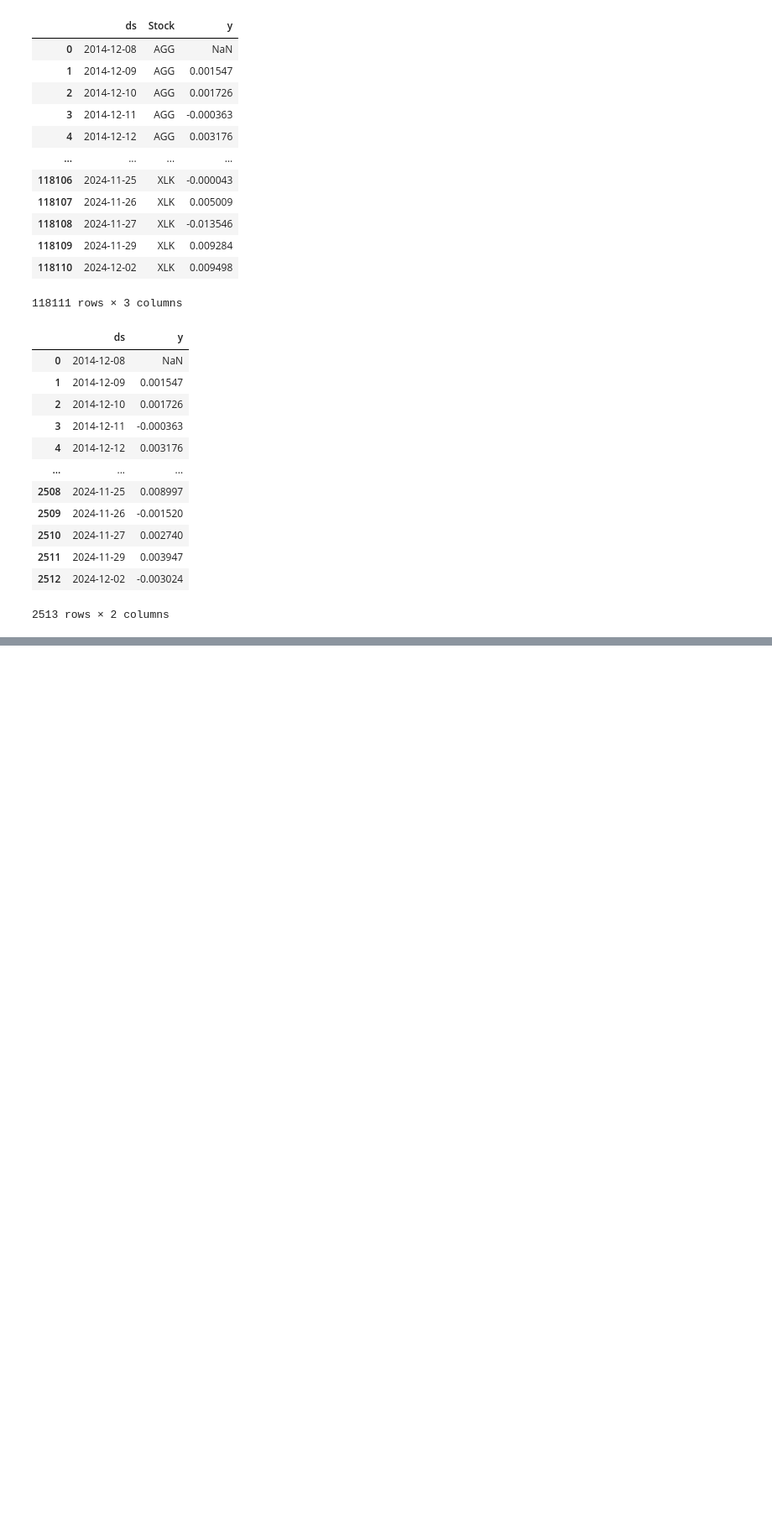
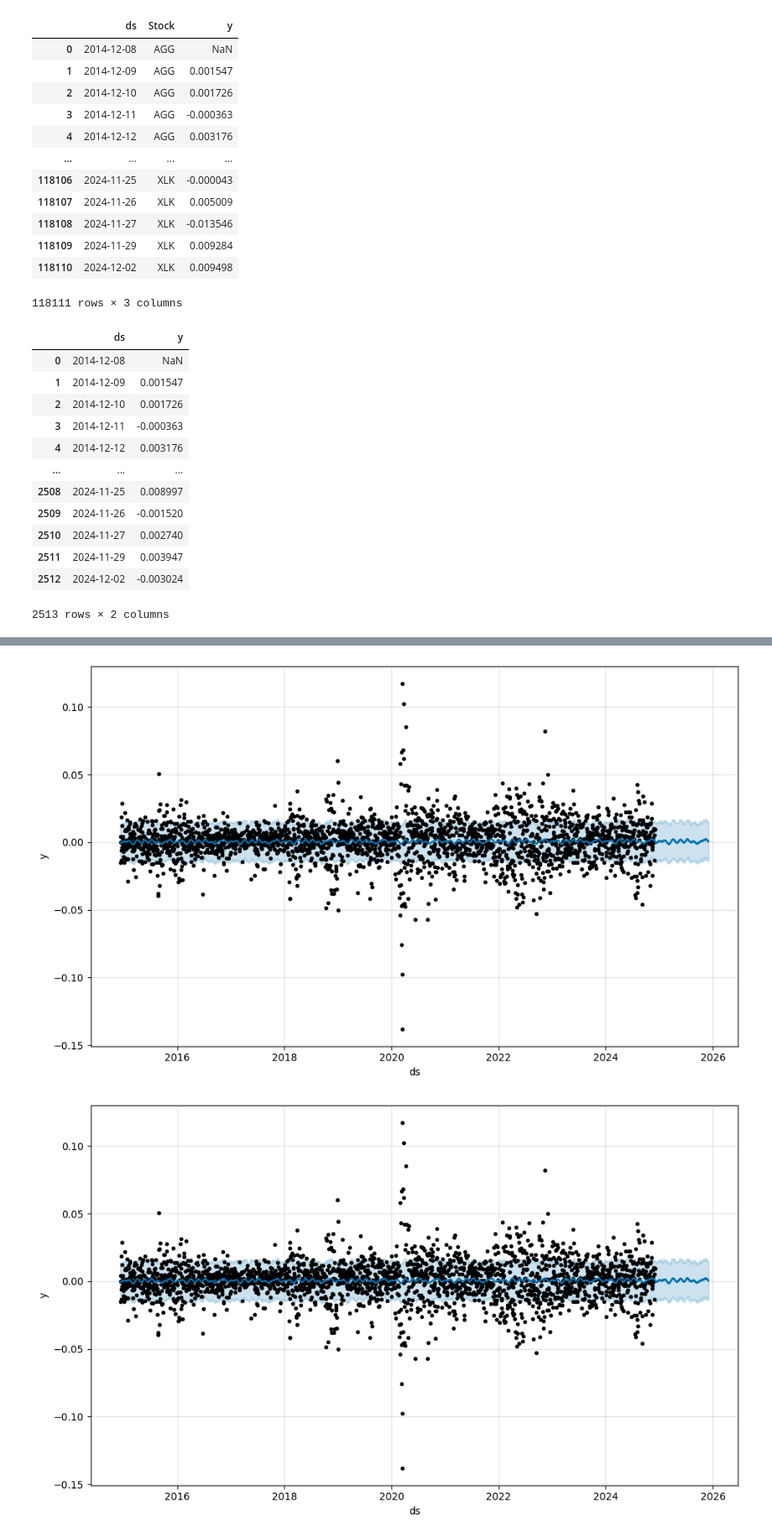
Before and after one commit to kayladaigle/portfolio_optimizer, a Jupyter notebook: forecasting.ipynb, the cells around one changed output, grey strips where cells are left out. Shown at 84% size. Cells and saved outputs as stored; diff of their text form; code cells hidden in the pictures; blank space fills up the shorter version.

Commit message:
Prophet Imported and Utilized
-Prophet imported for future forecasting
-plots and data created with prophet

```diff
--- a/forecasting.ipynb
+++ b/forecasting.ipynb
@@ -82,0 +85,14 @@ stock_groups['AGG']
+# %%
+# dictionaries to store prophet stock predictions
+prophet_datasets = {}
+forecasts = {}
+# %%
+# loop through stocks to get future predictions on each stock
+for stock, data in stock_groups.items():
+    model = Prophet()
+    model.fit(data)
+    future = model.make_future_dataframe(periods=365)
+    forecast=model.predict(future)
+
+    prophet_datasets[stock]=model
+    forecasts[stock]=forecast
@@ -82,0 +127,3 @@ stock_groups['AGG']
+# %%
+VOO_predictions = forecasts['VOO']
+VOO_predictions.tail()
@@ -82,0 +139,5 @@ stock_groups['AGG']
+# %%
+model.plot(VOO_predictions)
+# %% [output]
+[figure, added]
+[figure, added]
```
Also changed, not shown: parts of 7 cells of this notebook.
